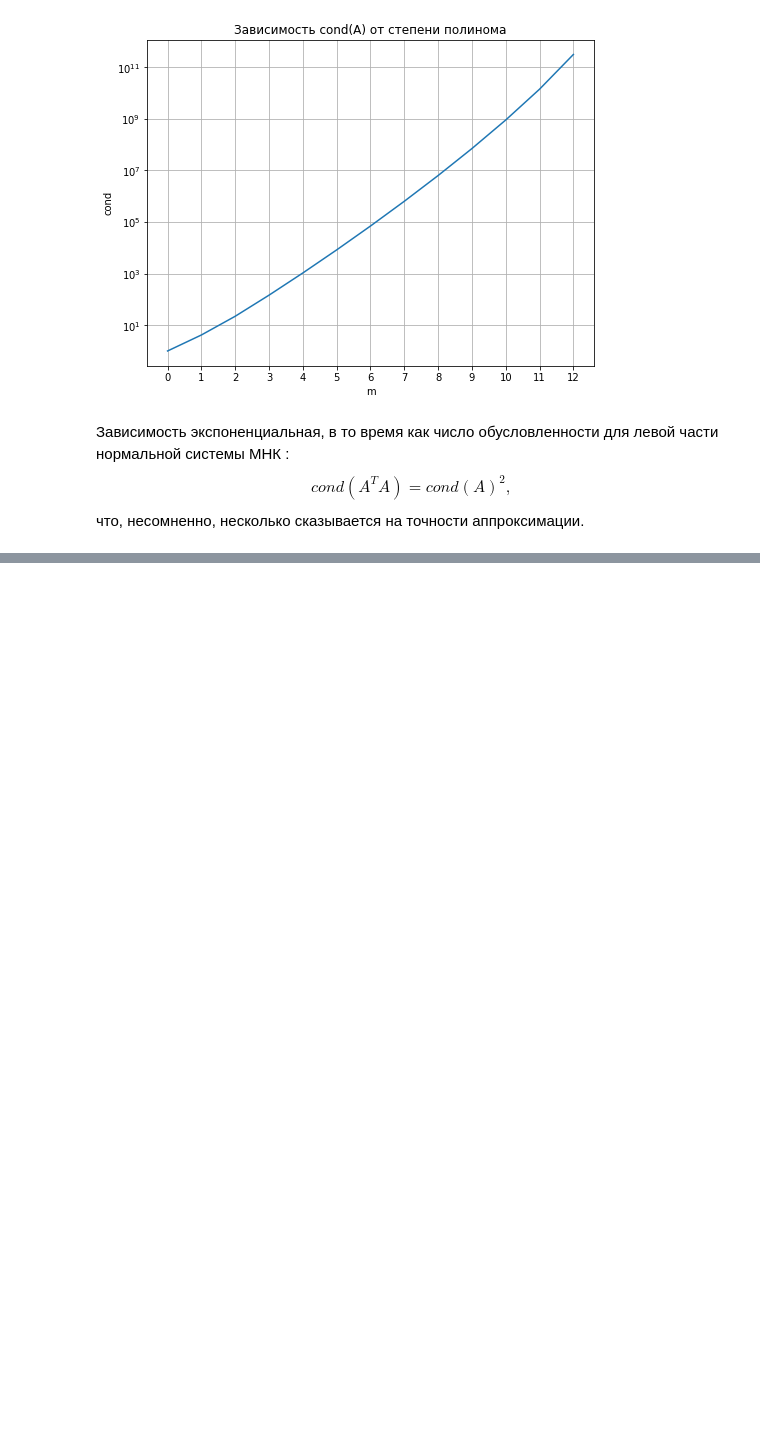
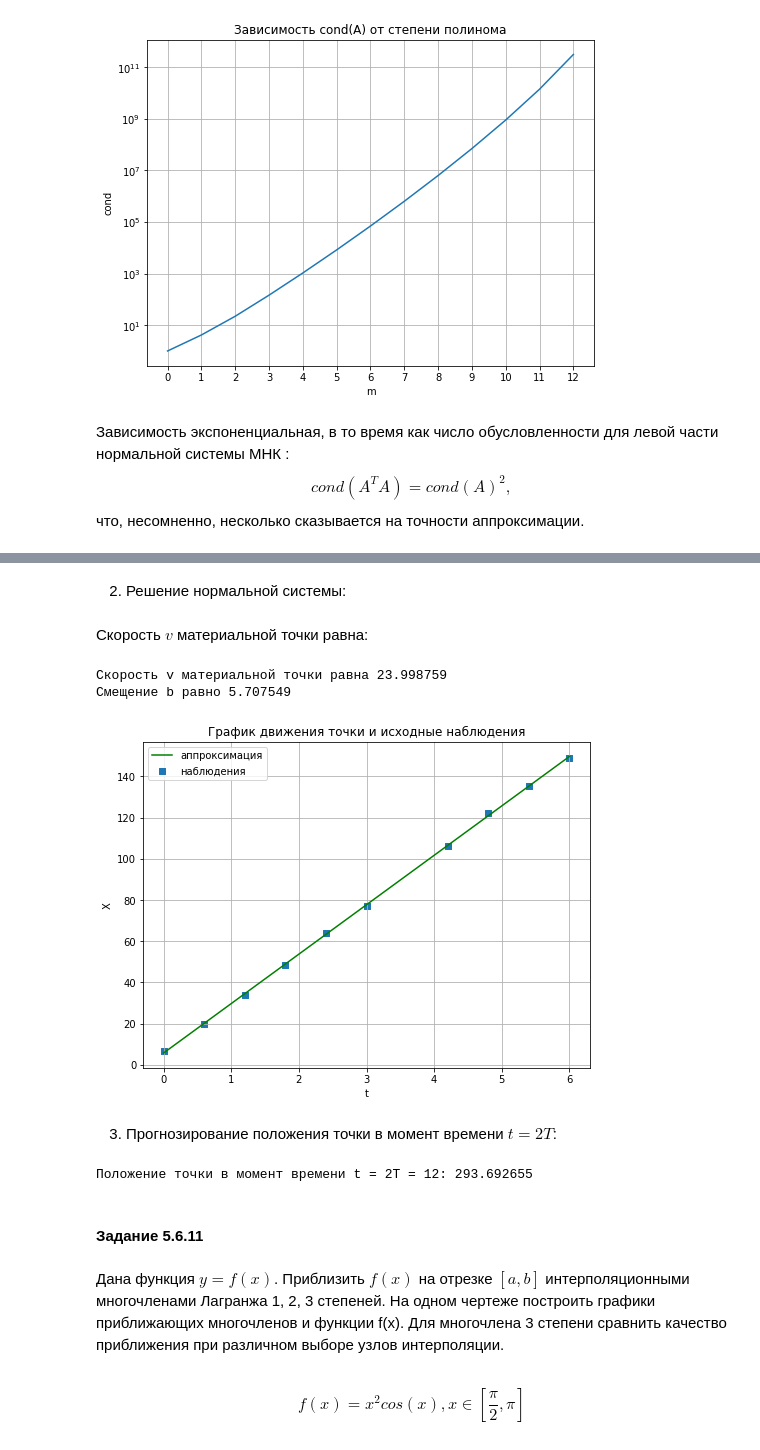
Before and after one commit to ProkopievGr/num_meth, a Jupyter notebook: labs/Lab5.ipynb, the cells around one changed output, grey strips where cells are left out. Saved outputs shown, nothing was run; the diff lists cells and outputs as text; code cells hidden in the pictures; blank space fills up the shorter version.

```diff
--- a/labs/Lab5.ipynb
+++ b/labs/Lab5.ipynb
@@ -210,0 +218,45 @@ $$ cond(A^T A) = cond(A)^2,$$
+# %%
+t = np.array([0, 0.6, 1.2, 1.8, 2.4, 3, 4.2, 4.8, 5.4, 6])
+x = np.array([6.449, 19.97, 33.97, 48.2, 64.15, 76.9, 106.2, 122.2, 135.6, 149])
+# %% [markdown]
+2) Решение нормальной системы:
+# %%
+coeffs = solve_normal_equations(get_design_matrix(t, 1), x)
+# %% [markdown]
+Скорость $v$ материальной точки равна:
+# %%
+v = coeffs[1]
+b = coeffs[0]
+print("Скорость v материальной точки равна %f" % v)
+print("Смещение b равно %f" % b)
+# %% [output]
+Скорость v материальной точки равна 23.998759
+Смещение b равно 5.707549
+# %%
+line = np.poly1d(coeffs[::-1])
+
+plt.figure(figsize=(8, 6))
+
+plt.scatter(t, x, label='наблюдения', marker='s')
+plt.plot(t, line(t), label='аппроксимация', c='g')
+plt.xlabel('t')
+plt.ylabel('X')
+plt.title('График движения точки и исходные наблюдения')
+plt.grid()
+plt.legend()
+plt.show()
+# %% [output]
+[figure, added]
+# %% [markdown]
+3) Прогнозирование положения точки в момент времени $t=2T$:
+# %%
+T = max(t)
+print("Положение точки в момент времени t = 2T = %d: %f" % (2*T, line(2*T)))
+# %% [output]
+Положение точки в момент времени t = 2T = 12: 293.692655
+# %% [markdown]
+#### Задание 5.6.11
+# %% [markdown]
+Дана функция $y=f(x)$. Приблизить $f(x)$ на отрезке $[a, b]$ интерполяционными многочленами Лагранжа 1, 2, 3 степеней. На одном чертеже построить графики приближающих многочленов и функции f(x). Для многочлена 3 степени сравнить качество приближения при различном выборе узлов интерполяции.
+# %% [markdown]
+$$ f(x) = x^2 cos(x), x \in [\frac{\pi}{2}, \pi]$$
```
Also changed, not shown: parts of 23 cells of this notebook.
